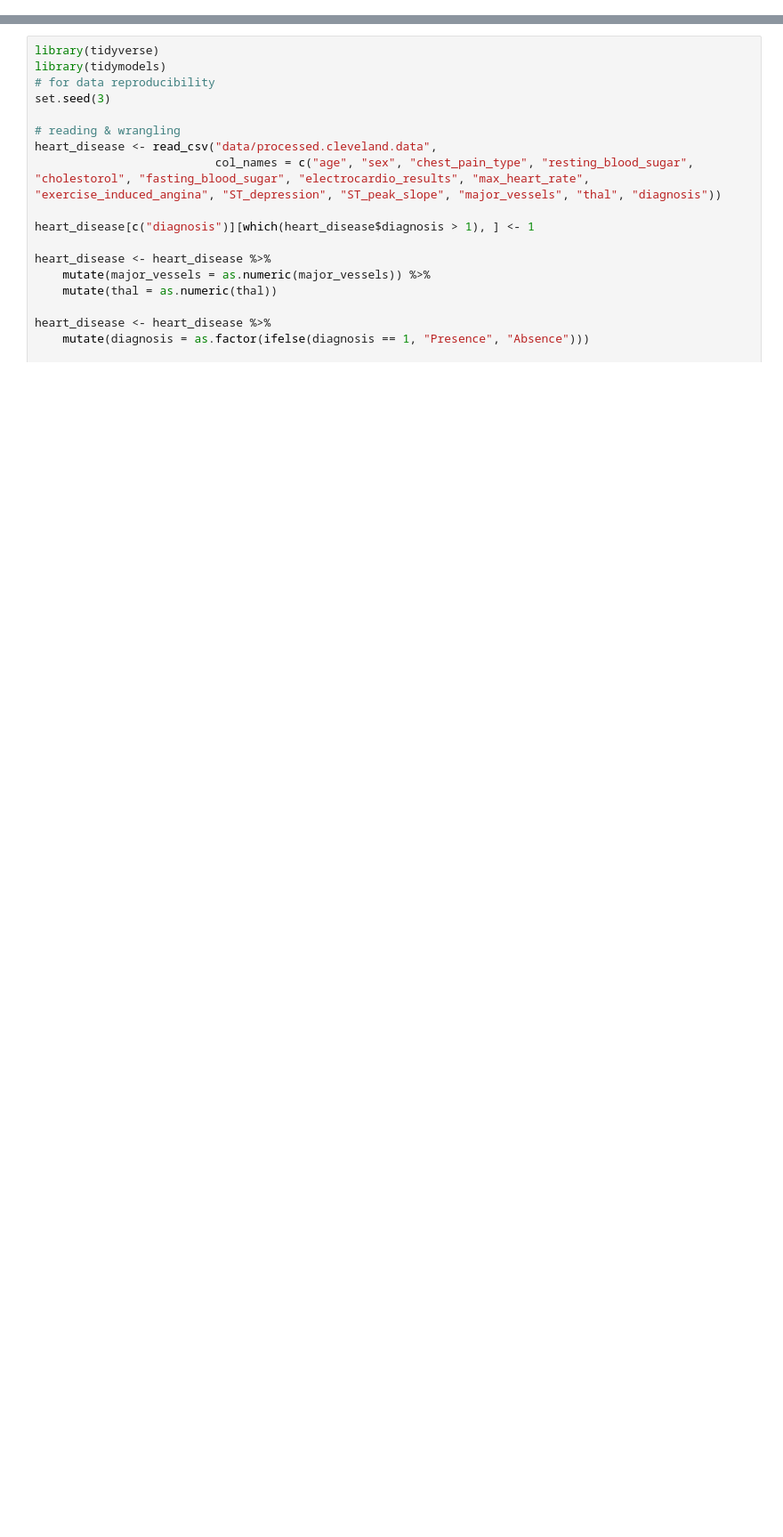
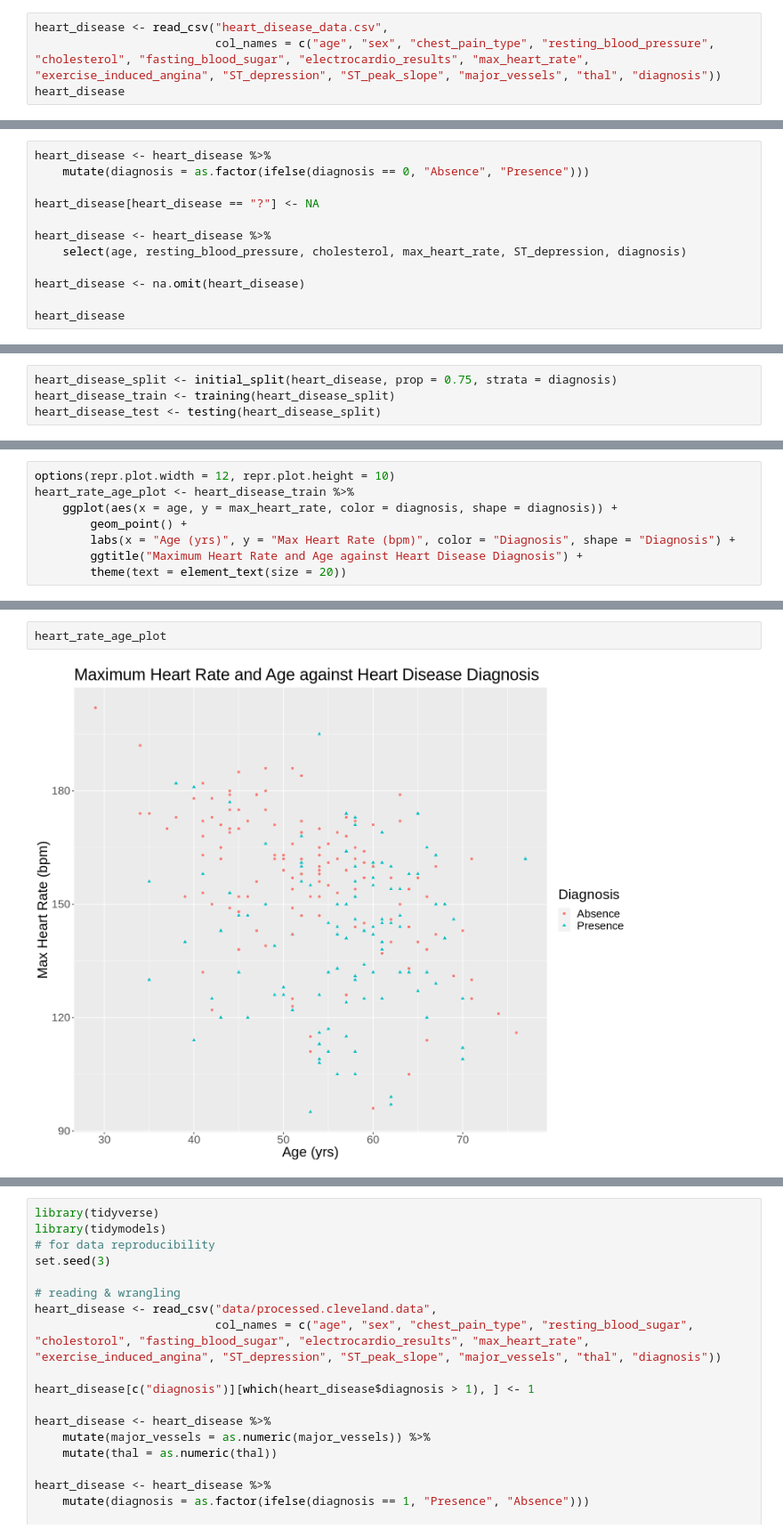
Before and after one commit to meleongg/dsci-100-project, a Jupyter notebook: report.ipynb, the cells around one changed output, grey strips where cells are left out. Shown: that part at 89% size. Drawn from its saved outputs; the diff is of its cells as text; blank space fills up the shorter version.

```diff
--- a/report.ipynb
+++ b/report.ipynb
@@ -0,0 +73,4 @@
+# %%
+heart_disease <- read_csv("heart_disease_data.csv",
+                          col_names = c("age", "sex", "chest_pain_type", "resting_blood_pressure", "cholesterol", "fasting_blood_sugar", "electrocardio_results", "max_heart_rate", "exercise_induced_angina", "ST_depression", "ST_peak_slope", "major_vessels", "thal", "diagnosis"))
+heart_disease
@@ -0,0 +116,12 @@
+# %%
+heart_disease <- heart_disease %>%
+    mutate(diagnosis = as.factor(ifelse(diagnosis == 0, "Absence", "Presence")))
+
+heart_disease[heart_disease == "?"] <- NA
+
+heart_disease <- heart_disease %>%
+    select(age, resting_blood_pressure, cholesterol, max_heart_rate, ST_depression, diagnosis)
+
+heart_disease <- na.omit(heart_disease)
+
+heart_disease
@@ -0,0 +150,4 @@
+# %%
+heart_disease_split <- initial_split(heart_disease, prop = 0.75, strata = diagnosis)
+heart_disease_train <- training(heart_disease_split)
+heart_disease_test <- testing(heart_disease_split)
@@ -0,0 +324,8 @@
+# %%
+options(repr.plot.width = 12, repr.plot.height = 10)
+heart_rate_age_plot <- heart_disease_train %>%
+    ggplot(aes(x = age, y = max_heart_rate, color = diagnosis, shape = diagnosis)) +
+        geom_point() +
+        labs(x = "Age (yrs)", y = "Max Heart Rate (bpm)", color = "Diagnosis", shape = "Diagnosis") +
+        ggtitle("Maximum Heart Rate and Age against Heart Disease Diagnosis") +
+        theme(text = element_text(size = 20))
@@ -0,0 +334,4 @@
+# %%
+heart_rate_age_plot
+# %% [output]
+[figure, added]
```
Also changed, not shown: parts of 59 cells of this notebook.
